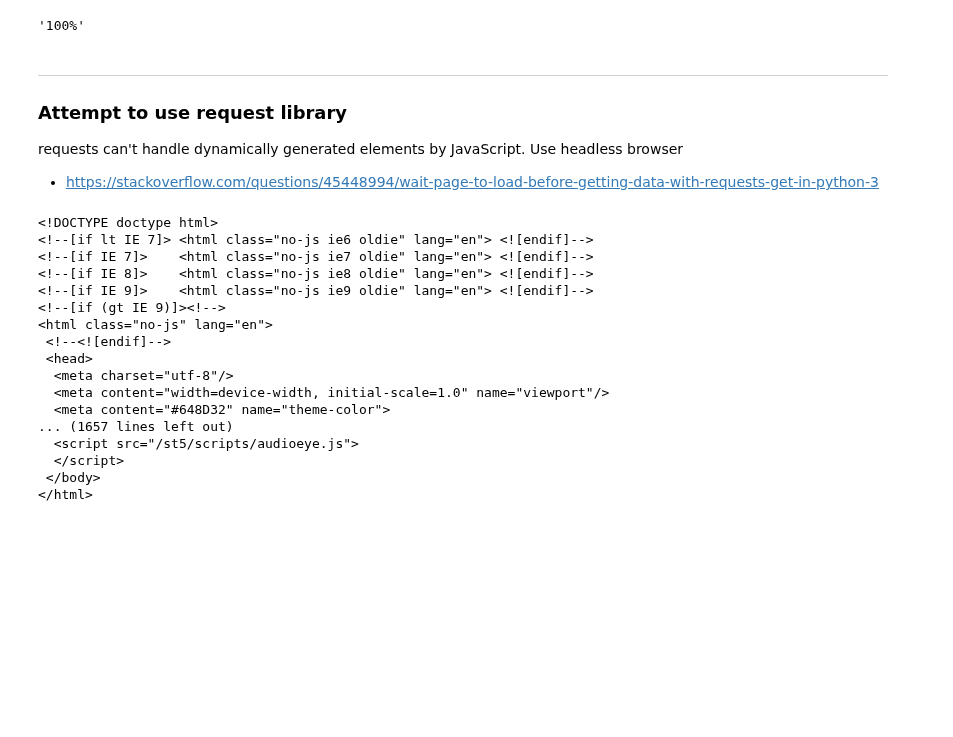
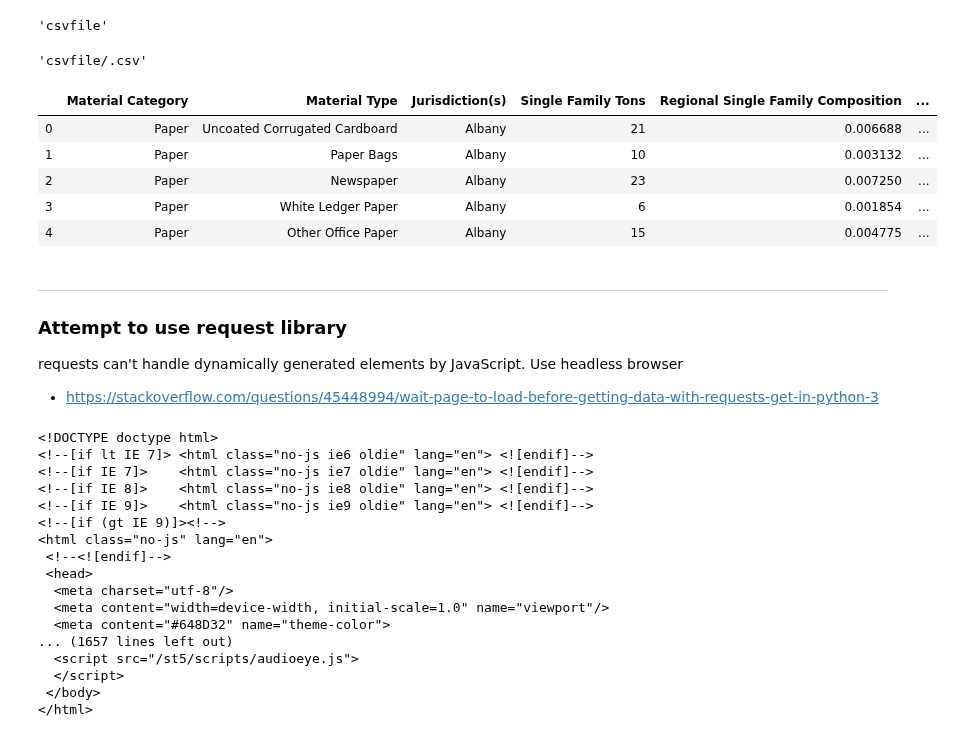
Before and after one commit to matthew-y-dong/ca-waste, a Jupyter notebook: code/scrape-calrecycle.ipynb, the cells around one changed output. Saved outputs shown, nothing was run; the diff lists cells and outputs as text; code cells hidden in the pictures; blank space fills up the shorter version.

```diff
--- a/code/scrape-cal-recycle.ipynb
+++ b/code/scrape-calrecycle.ipynb
@@ -73,13 +113,30 @@ MaxRetryError: HTTPConnectionPool(host='127.0.0.1', port=65445): Max retries exc
+# %%
+file_name_w_ext = os.path.basename("/Users/mdong/dataScience/projects-ml/waste-management/calrecycle-data/csvfile.csv")
+file_name = os.path.splitext(file_name_w_ext)[0]
+file_name
+# %% [output]
+'csvfile'
+# %%
+os.path.join(file_name, ".csv")
+# %% [output]
+'csvfile/.csv'
+# %%
+data_xls.head()
+# %% [output]
+|  | Material Category | Material Type | Jurisdiction(s) | Single Family Tons | Regional Single Family Composition | ... |
+| 0 | Paper | Uncoated Corrugated Cardboard | Albany | 21 | 0.006688 | ... |
+| 1 | Paper | Paper Bags | Albany | 10 | 0.003132 | ... |
+| 2 | Paper | Newspaper | Albany | 23 | 0.007250 | ... |
+| 3 | Paper | White Ledger Paper | Albany | 6 | 0.001854 | ... |
+| 4 | Paper | Other Office Paper | Albany | 15 | 0.004775 | ... |
 # %%
-driver = webdriver.Chrome()
+# driver = webdriver.Chrome()
 
-driver.get('https://www2.calrecycle.ca.gov/WasteCharacterization/ResidentialStreams?cy=1&lg=96&mt=0&bg=0&mtf=0')
-driver.implicitly_wait(5)
+# driver.get('https://www2.calrecycle.ca.gov/WasteCharacterization/ResidentialStreams?cy=1&lg=96&mt=0&bg=0&mtf=0')
+# driver.implicitly_wait(5)
 
-grand_totals = driver.find_element_by_xpath('//*[@id="ResidentialStreamsGrid"]/table/tfoot/tr/td[9]')
-grand_totals.text
+# grand_totals = driver.find_element_by_xpath('//*[@id="ResidentialStreamsGrid"]/table/tfoot/tr/td[9]')
+# grand_totals.text
-# %% [output]
-'100%'
 # %% [markdown]
 ---
 
```
Also changed, not shown: parts of 10 cells of this notebook, 2 other files.
